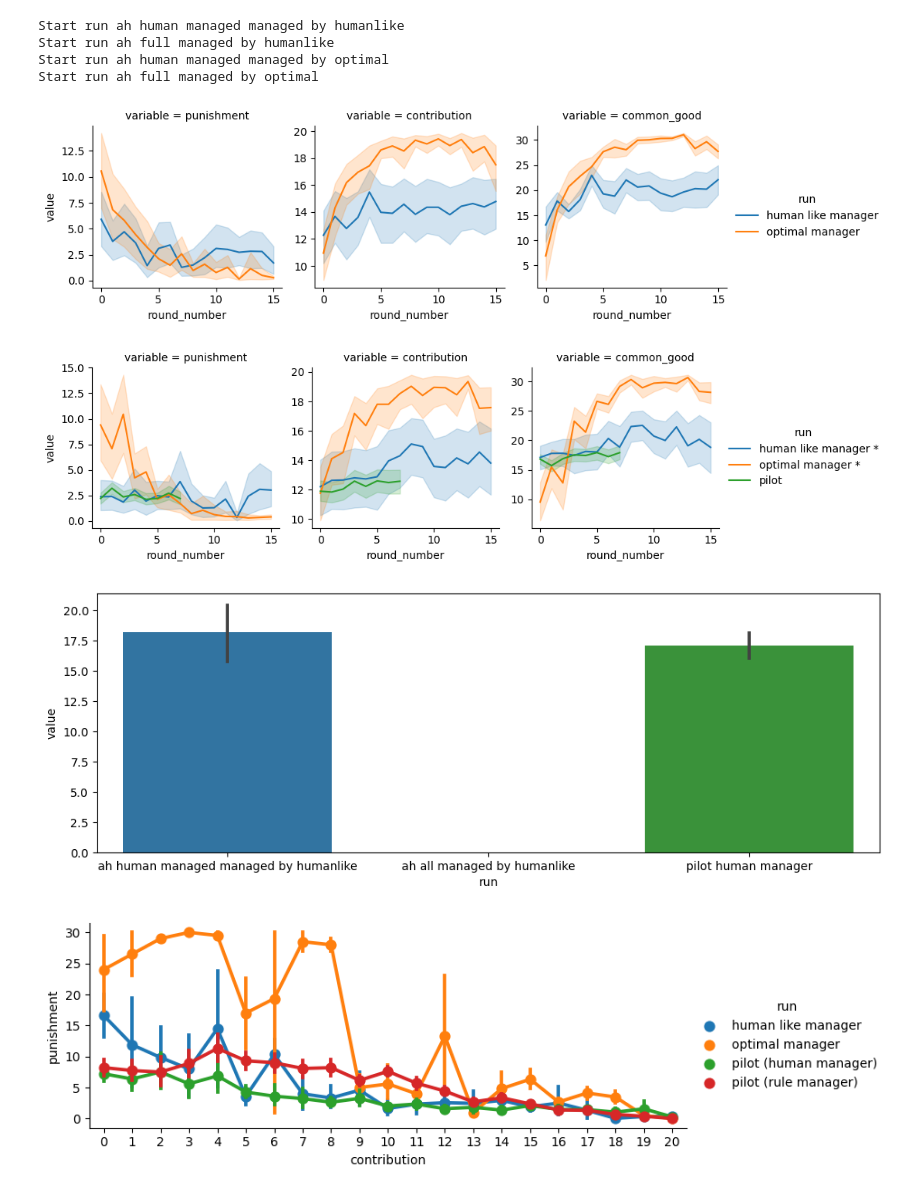
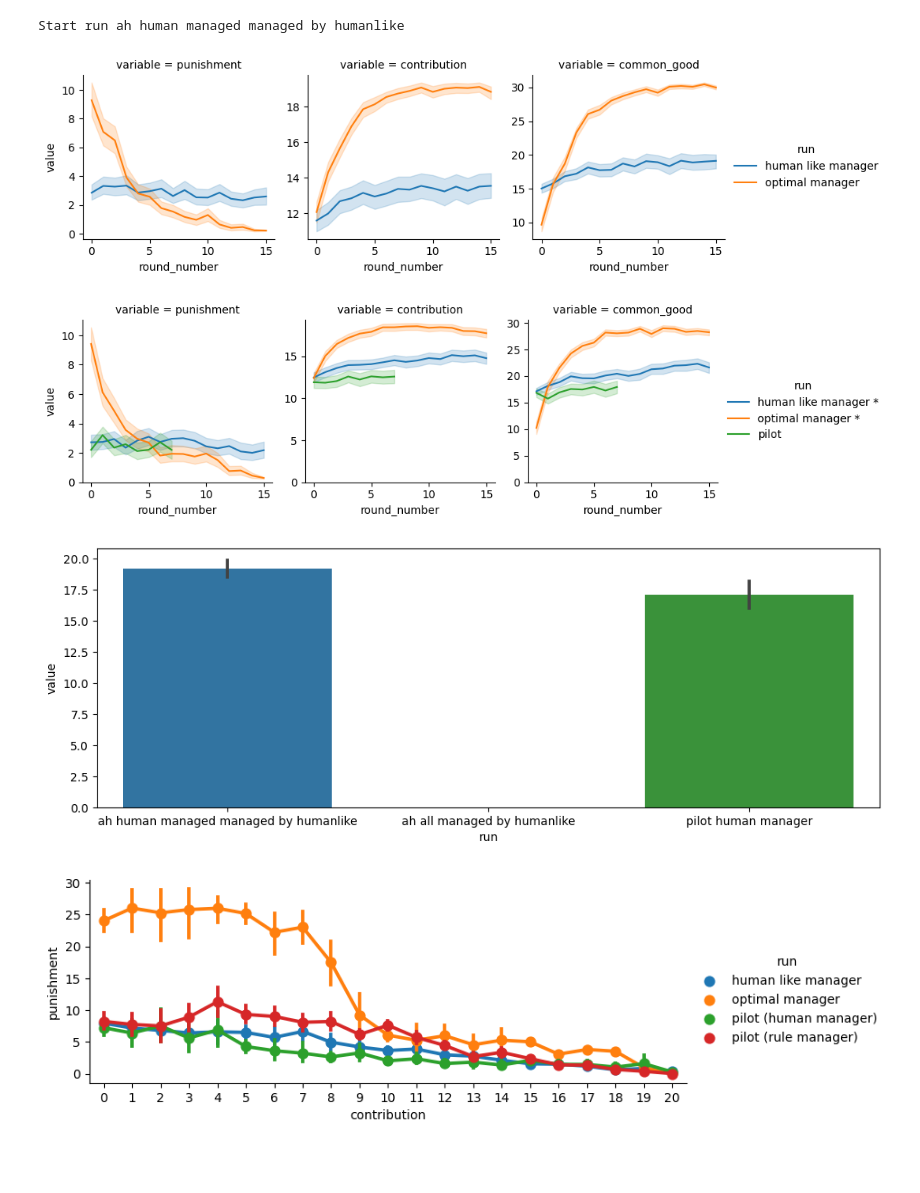
Before and after one commit to center-for-humans-and-machines/algorithmic-institutions, a Jupyter notebook: notebooks/test_manager/simulate_mixed.ipynb, the cells around one changed output. Saved outputs shown, nothing was run; the diff lists cells and outputs as text; code cells hidden in the pictures; blank space fills up the shorter version.

```diff
--- a/notebooks/test_manager/simulate_mixed.ipynb
+++ b/notebooks/test_manager/simulate_mixed.ipynb
@@ -22,7 +22,7 @@ managers = {
     },
 }
 n_episode_steps = 16
-n_episodes = 10
+n_episodes = 100
 output_dir = "../../notebooks/test_manager/simulate_mixed/01_all"
 basedir = "../.."
 # %%
@@ -151,9 +149,6 @@ for name, run in runs.items():
     dfs.append(mem_to_df(recorder, name=name))
 # %% [output]
 Start run ah human managed managed by humanlike
-Start run ah full managed by humanlike
-Start run ah human managed managed by optimal
-Start run ah full managed by optimal
 # %%
 data_file = 'experiments/pilot_random1_player_round_slim.csv'
 data_file = os.path.join(basedir, data_file)
@@ -204,40 +199,47 @@ g = sns.relplot(
     height=3, aspect=1,
 )
 
+
+# Set y-axis limits to start at 0 for all plots
+g.set(ylim=(0, None))
+
 g.savefig(os.path.join(plot_folder, 'comparison_manager.jpg'))
 # %% [output]
-[figure, old version]
+[figure, new version]
 # %%
 w = dfm['run'].isin([
     'ah human managed managed by optimal',
     'ah human managed managed by humanlike',
     'pilot human manager',
     # 'pilot rule based manager',
 ])
 
 dfg = dfm[w].copy()
 dfg['run'] = dfg['run'].map({
     'ah human managed managed by optimal': 'optimal manager *',
     'ah human managed managed by humanlike': 'human like manager *',
     'pilot human manager': 'pilot',
     'pilot rule based manager': 'pilot rule based manager'
 })
 
 
 g = sns.relplot(
     data=dfg,
     x="round_number",
     y="value",
     col='variable',
     hue='run',
     kind="line",
     facet_kws={'sharey': False, 'sharex': True},
     height=3, aspect=1,
 )
 
+# Set y-axis limits to start at 0 for all plots
+g.set(ylim=(0, None))
+
 g.savefig(os.path.join(plot_folder, 'comparison_pilot.jpg'))
 # %% [output]
-[figure, old version]
+[figure, new version]
 # %%
 try:
     from statannotations.Annotator import Annotator
@@ -271,7 +273,7 @@ try:
 except:
     pass
 # %% [output]
-[figure, old version]
+[figure, new version]
 # %%
 df['contribution'] = df['contribution'].astype(int)
 
@@ -303,7 +305,7 @@ g = sns.catplot(
 
 g.savefig(os.path.join(plot_folder, 'comparison_pilot_policy.jpg'))
 # %% [output]
-[figure, old version]
+[figure, new version]
 # %%
 df['contribution'] = df['contribution'].astype(int)
 
```
Also changed, not shown: parts of 4 cells of this notebook, 14 other files.
